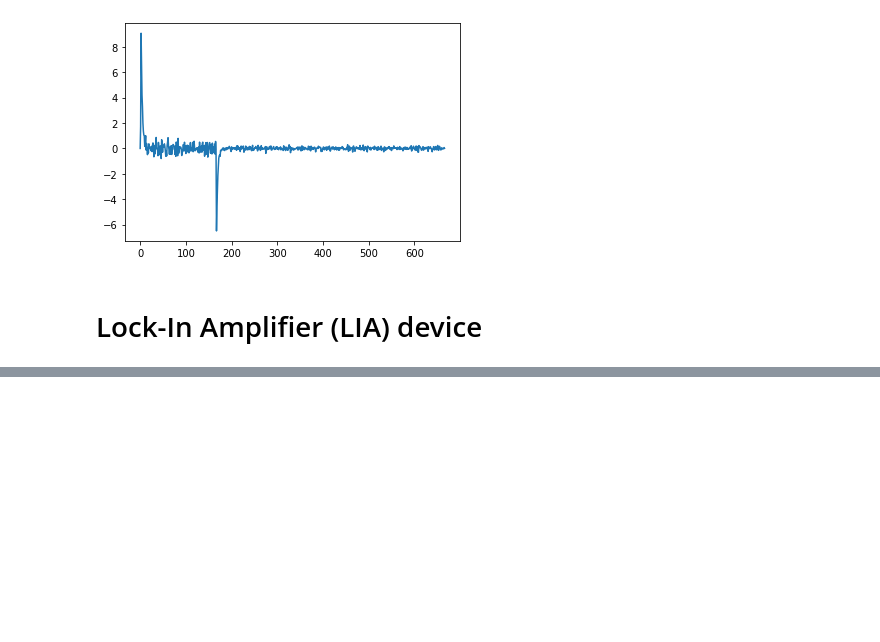
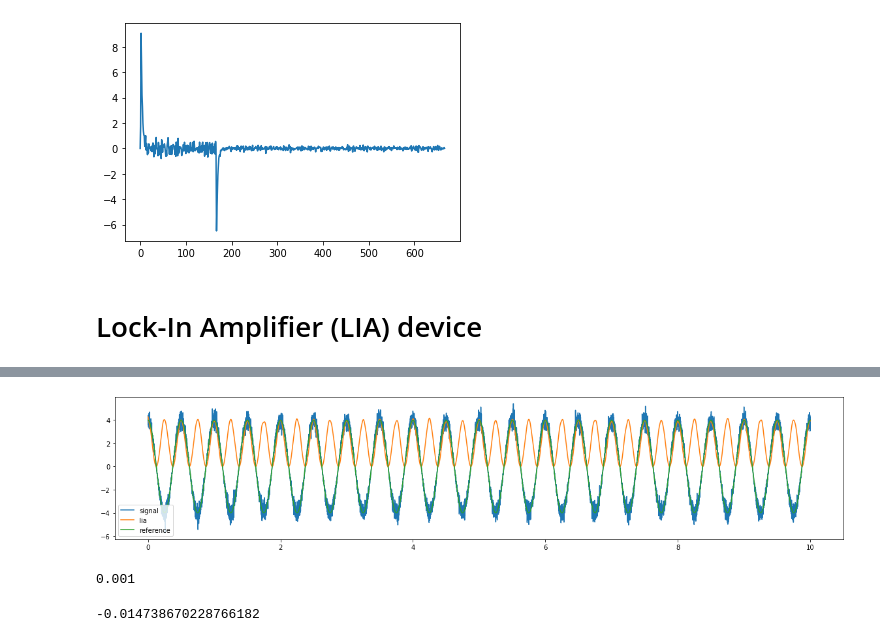
Before and after one commit to RoyElkabetz/NMR-gyroscope, a Jupyter notebook: PID_and_LIA.ipynb, the cells around one changed output, grey strips where cells are left out. Cells and saved outputs as stored; diff of their text form; code cells hidden in the pictures; blank space fills up the shorter version.

```diff
--- a/PID_and_LIA.ipynb
+++ b/PID_and_LIA.ipynb
@@ -239,0 +257,17 @@ class LIA:
+# %%
+plt.figure(figsize=(20, 4))
+plt.plot(t, x, label='signal')
+plt.plot(t, x_lia, label='lia')
+plt.plot(t, x_ref, label='reference')
+plt.legend()
+plt.show()
+# %% [output]
+[figure, added]
+# %%
+1 / fs
+# %% [output]
+0.001
+# %%
+np.sum(x_lia)
+# %% [output]
+-0.014738670228766182
```
Also changed, not shown: parts of 4 cells of this notebook.
